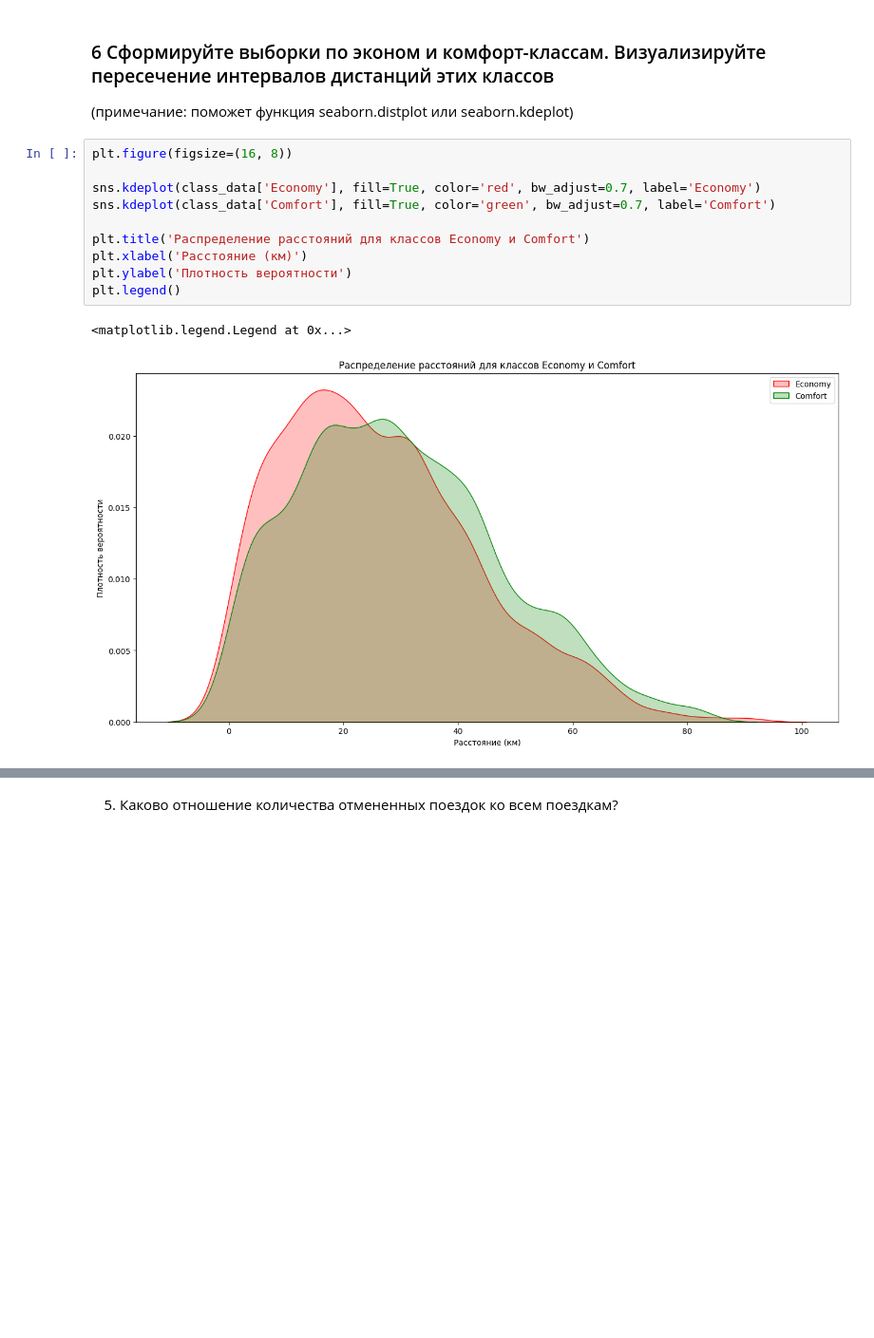
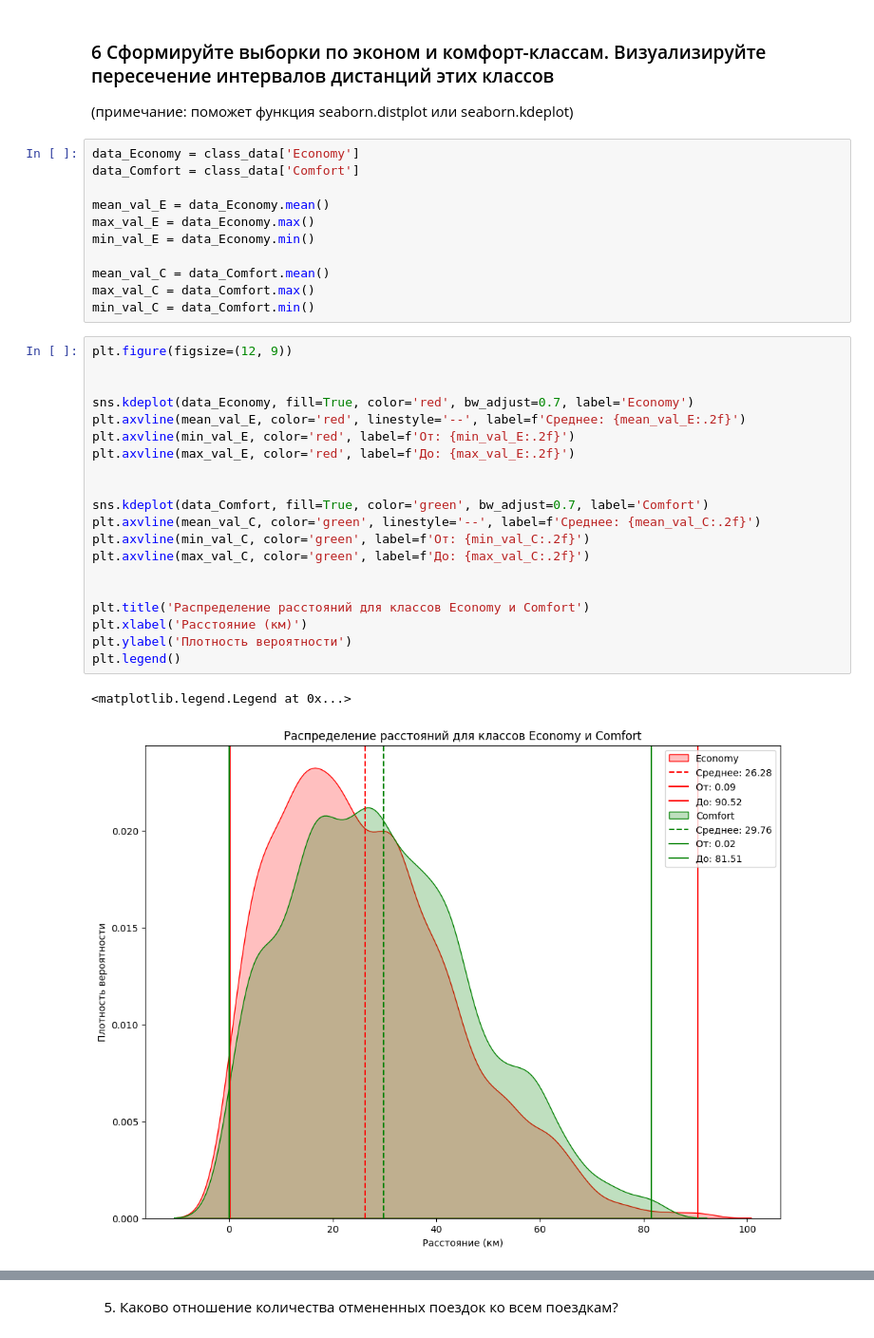
Before and after one commit to IrmA-ErroR/DS_Taxi_strategy, a Jupyter notebook: analysis.ipynb, the cells around one changed output, grey strips where cells are left out. Shown at 95% size. Saved outputs shown, nothing was run; the diff lists cells and outputs as text; blank space fills up the shorter version.

```diff
--- a/analysis.ipynb
+++ b/analysis.ipynb
@@ -459,19 +457,40 @@ Economy класс:
 # %% [markdown]
 ### 6	Сформируйте выборки по эконом и комфорт-классам. Визуализируйте пересечение интервалов дистанций этих классов
 (примечание: поможет функция seaborn.distplot или seaborn.kdeplot)
+# %%
+data_Economy = class_data['Economy']
+data_Comfort = class_data['Comfort']
+
+mean_val_E = data_Economy.mean()
+max_val_E = data_Economy.max()
+min_val_E = data_Economy.min()
+
+mean_val_C = data_Comfort.mean()
+max_val_C = data_Comfort.max()
+min_val_C = data_Comfort.min()
 # %%
-plt.figure(figsize=(16, 8))
+plt.figure(figsize=(12, 9))
 
-sns.kdeplot(class_data['Economy'], fill=True, color='red', bw_adjust=0.7, label='Economy')
-sns.kdeplot(class_data['Comfort'], fill=True, color='green', bw_adjust=0.7, label='Comfort')
+
+sns.kdeplot(data_Economy, fill=True, color='red', bw_adjust=0.7, label='Economy')
+plt.axvline(mean_val_E, color='red', linestyle='--', label=f'Среднее: {mean_val_E:.2f}')
+plt.axvline(min_val_E, color='red', label=f'От: {min_val_E:.2f}')
+plt.axvline(max_val_E, color='red', label=f'До: {max_val_E:.2f}')
+
+
+sns.kdeplot(data_Comfort, fill=True, color='green', bw_adjust=0.7, label='Comfort')
+plt.axvline(mean_val_C, color='green', linestyle='--', label=f'Среднее: {mean_val_C:.2f}')
+plt.axvline(min_val_C, color='green', label=f'От: {min_val_C:.2f}')
+plt.axvline(max_val_C, color='green', label=f'До: {max_val_C:.2f}')
+
 
 plt.title('Распределение расстояний для классов Economy и Comfort')
 plt.xlabel('Расстояние (км)')
 plt.ylabel('Плотность вероятности')
 plt.legend()
 # %% [output]
 <matplotlib.legend.Legend at 0x...>
-[figure, old version]
+[figure, new version]
 # %% [markdown]
 У классов Economy и Comfort графики схожи основные описательные статистики, но сами распределения отличаются по следующим пунктам:
 1. Центр распределения:
```
Also changed, not shown: parts of 33 cells of this notebook, 1 other file.
